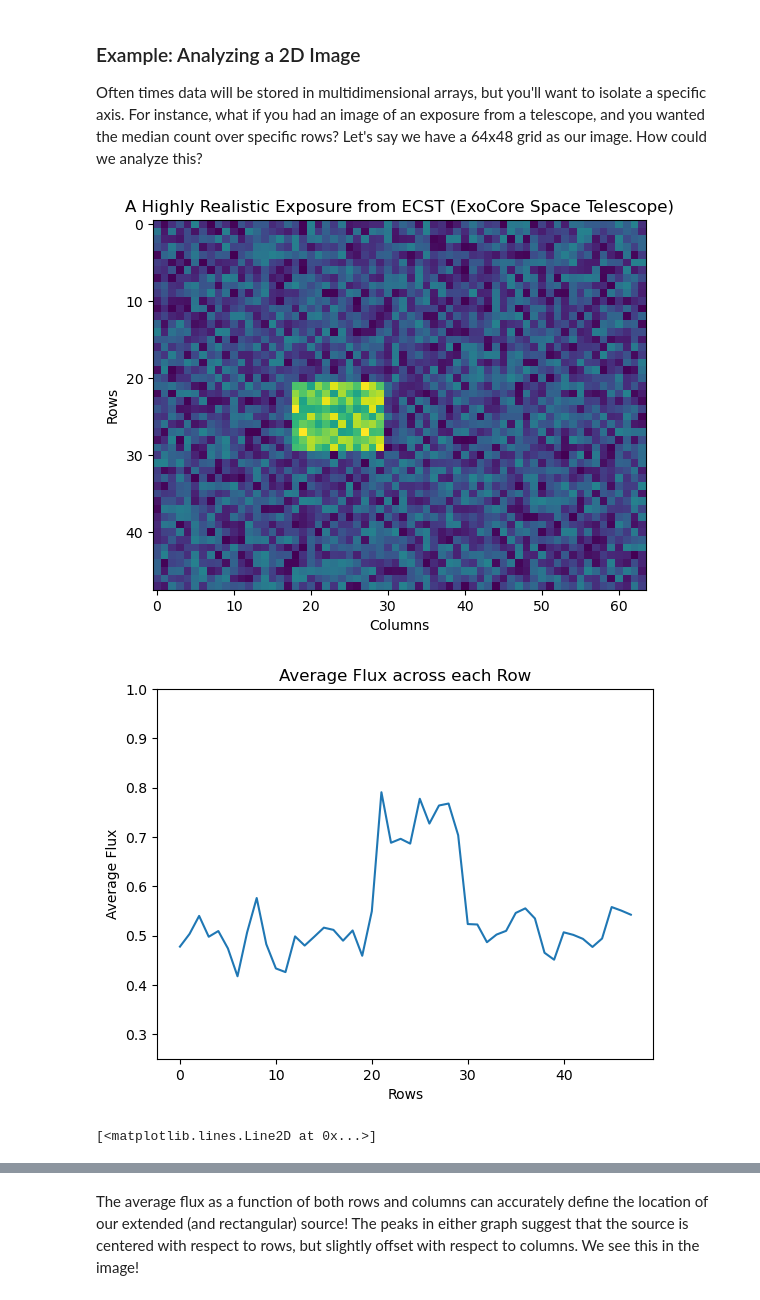
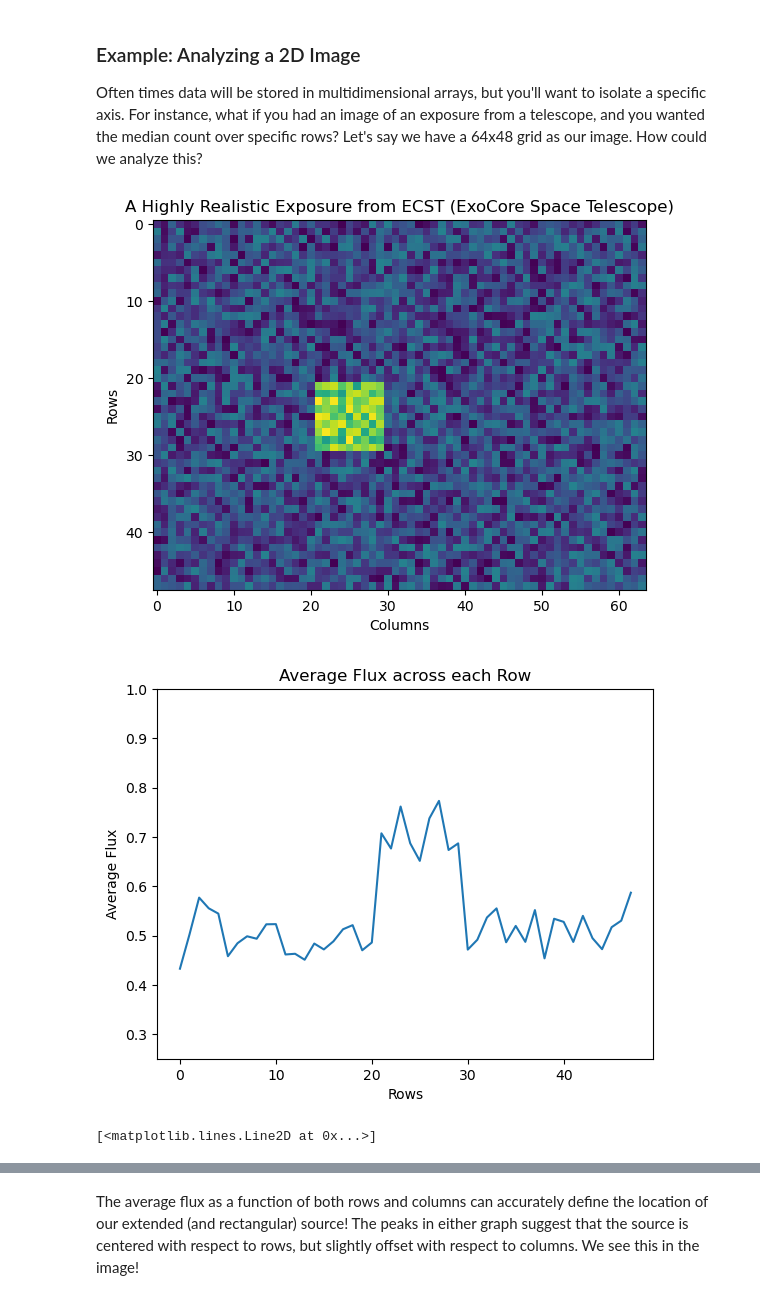
Before and after one commit to AstroMusers/ExoCore, a Jupyter notebook: ExoCore/Data_Structures/Numpy.ipynb, the cells around one changed output, grey strips where cells are left out. Drawn from its saved outputs; the diff is of its cells as text; code cells hidden in the pictures.

```diff
--- a/ExoCore/Data_Structures/Numpy.ipynb
+++ b/ExoCore/Data_Structures/Numpy.ipynb
@@ -164,7 +169,7 @@ image = np.random.rand(48, 64)
 ## Creating insert the signal into the image
 for rows, value in enumerate(image):
     for columns, value in enumerate(value):
-        if columns > 17 and columns < 30 and rows > 20 and rows < 30:
+        if columns > 20 and columns < 30 and rows > 20 and rows < 30:
             image[rows][columns] += 1.25
 
 
@@ -175,33 +180,33 @@ for rows in image:
     average_flux_rows.append(np.average(rows))
 
 #Here's a trick: to iterate over columns instead of rows, simply use the 'array.T' method, which transposes your array. That is, rows become columns, and vice versa
 #and the dimensionality changes from 48x64 --> 64x48
 for columns in image.T:
     average_flux_columns.append(np.average(columns))
 
 ##Show our image
 plt.imshow(image)
 plt.title('A Highly Realistic Exposure from ECST (ExoCore Space Telescope)')
 plt.xlabel('Columns')
 plt.ylabel('Rows')
 plt.show()
 plt.clf()
 
 ##Show the average flux of the rows as a function of columns
 plt.ylim(0.25, 1)
 plt.plot(range(0, len(average_flux_rows)), average_flux_rows)
 plt.title('Average Flux across each Row')
 plt.ylabel('Average Flux')
 plt.xlabel('Rows')
 plt.show()
 
 ##Show average flux of the columns as a function of rows
 plt.ylim(0.25, 1)
 plt.title('Average Flux across each Column')
 plt.ylabel('Average Flux')
 plt.xlabel('Columns')
 plt.plot(range(0, len(average_flux_columns)), average_flux_columns)
 # %% [output]
-[figure, old version]
+[figure, new version]
-[figure, old version]
+[figure, new version]
 [<matplotlib.lines.Line2D at 0x...>]
```
Also changed, not shown: parts of 23 cells of this notebook.
